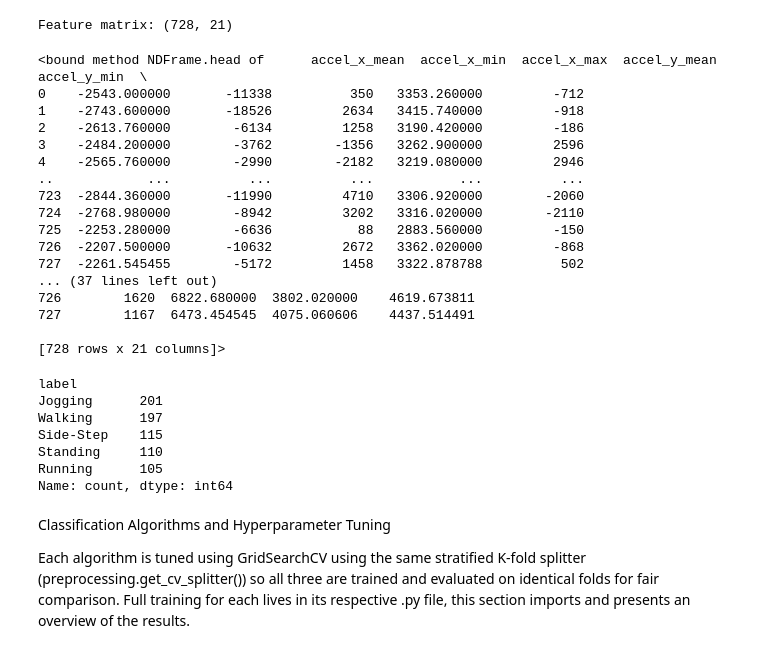
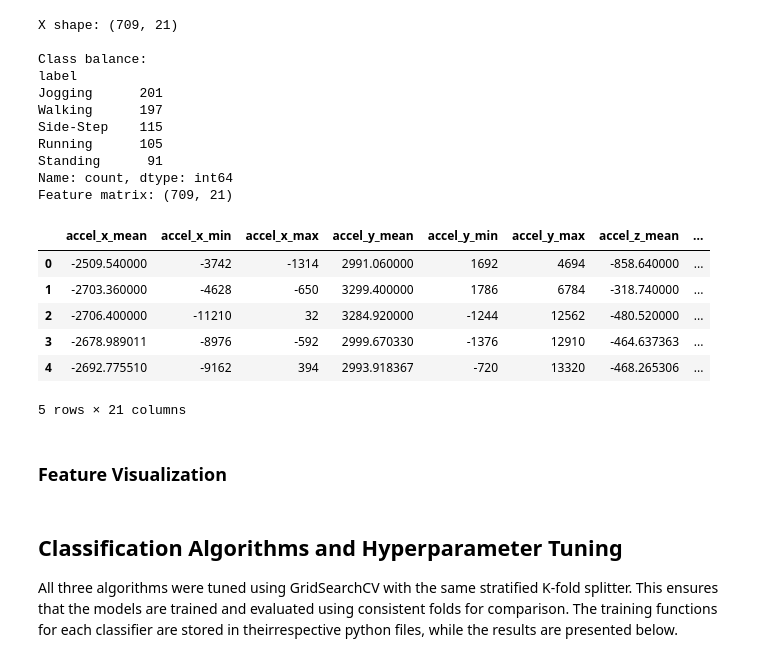
Before and after one commit to spagboolean-gif/cosc102_ass3, a Jupyter notebook: data_analysis.ipynb, the cells around one changed output. Cells and saved outputs as stored; diff of their text form; code cells hidden in the pictures.

```diff
--- a/data_analysis.ipynb
+++ b/data_analysis.ipynb
@@ -38,41 +88,36 @@ labelled_df.head()
 # %%
 # Feature Engineering
 
 X, y = get_features_and_labels(
     imu_path="a3_imu_data.csv",
     annotations_path="a3_activity_annotations.csv",
     window_size_sec=1
 )
 
 # print and head for preview
+print("X shape:", X.shape)
+print("\nClass balance:")
+print(check_class_balance(y))
 print(f"Feature matrix: {X.shape}")
-X.head
+X.head()
 # %% [output]
-Feature matrix: (728, 21)
+X shape: (709, 21)
+
+Class balance:
+label
+Jogging      201
+Walking      197
+Side-Step    115
+Running      105
+Standing      91
+Name: count, dtype: int64
+Feature matrix: (709, 21)
+|  | accel_x_mean | accel_x_min | accel_x_max | accel_y_mean | accel_y_min | accel_y_max | accel_z_mean | ... |
+| 0 | -2509.540000 | -3742 | -1314 | 2991.060000 | 1692 | 4694 | -858.640000 | ... |
+| 1 | -2703.360000 | -4628 | -650 | 3299.400000 | 1786 | 6784 | -318.740000 | ... |
+| 2 | -2706.400000 | -11210 | 32 | 3284.920000 | -1244 | 12562 | -480.520000 | ... |
+| 3 | -2678.989011 | -8976 | -592 | 2999.670330 | -1376 | 12910 | -464.637363 | ... |
+| 4 | -2692.775510 | -9162 | 394 | 2993.918367 | -720 | 13320 | -468.265306 | ... |
-<bound method NDFrame.head of      accel_x_mean  accel_x_min  accel_x_max  accel_y_mean  accel_y_min  \
-0    -2543.000000       -11338          350   3353.260000         -712
-1    -2743.600000       -18526         2634   3415.740000         -918
-2    -2613.760000        -6134         1258   3190.420000         -186
-3    -2484.200000        -3762        -1356   3262.900000         2596
-4    -2565.760000        -2990        -2182   3219.080000         2946
-..            ...          ...          ...           ...          ...
-723  -2844.360000       -11990         4710   3306.920000        -2060
-724  -2768.980000        -8942         3202   3316.020000        -2110
-725  -2253.280000        -6636           88   2883.560000         -150
-726  -2207.500000       -10632         2672   3362.020000         -868
-727  -2261.545455        -5172         1458   3322.878788          502
-... (37 lines left out)
-726        1620  6822.680000  3802.020000    4619.673811
-727        1167  6473.454545  4075.060606    4437.514491
-
-[728 rows x 21 columns]>
+5 rows × 21 columns
-# %%
-check_class_balance(y)
-# %% [output]
-label
-Jogging      201
-Walking      197
-Side-Step    115
-Standing     110
-Running      105
-Name: count, dtype: int64
+# %% [markdown]
+### Feature Visualization
@@ -79,8 +126,7 @@ Name: count, dtype: int64
 # %% [markdown]
-Classification Algorithms and Hyperparameter Tuning
+## Classification Algorithms and Hyperparameter Tuning
 
-Each algorithm is tuned using GridSearchCV using the same stratified K-fold splitter (preprocessing.get_cv_splitter()) so all three are trained and evaluated on identical folds for fair comparison.
-Full training for each lives in its respective .py file, this section imports and presents an overview of the results.
+All three algorithms were tuned using GridSearchCV with the same stratified K-fold splitter. This ensures that the models are trained and evaluated using consistent folds for comparison. The training functions for each classifier are stored in theirrespective python files, while the results are presented below.
 # %%
 # Define cv variable so all algorithms run on identical data
 cv = get_cv_splitter()
```
Also changed, not shown: parts of 18 cells of this notebook, 2 other files.
